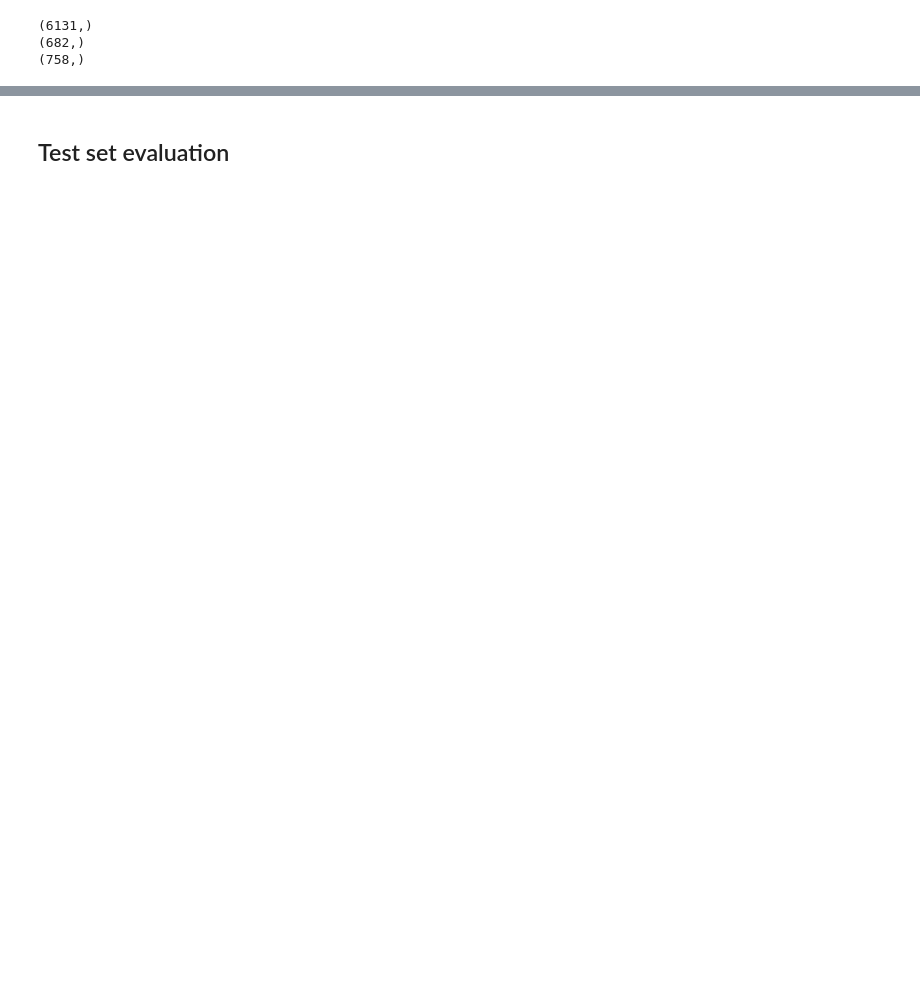
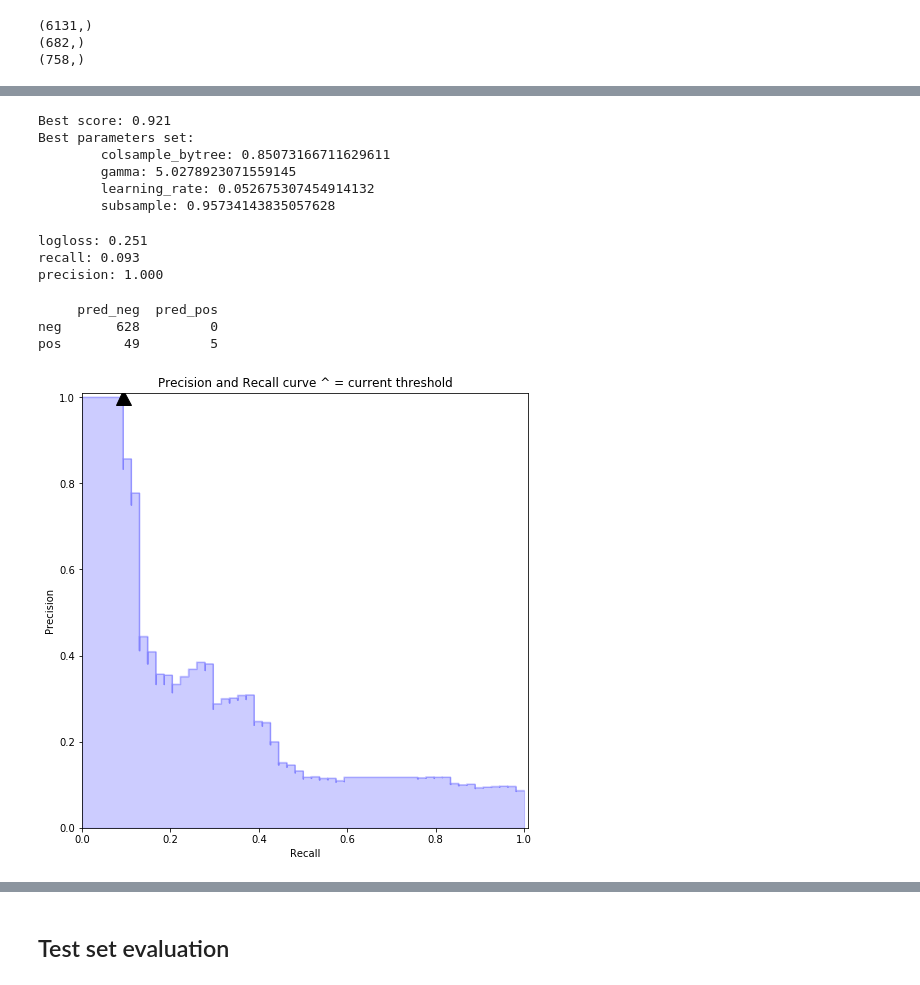
Before and after one commit to austinkeller/proteomics-nlp-exploration, a Jupyter notebook: notebook.ipynb, the cells around one changed output, grey strips where cells are left out. Cells and saved outputs as stored; diff of their text form; code cells hidden in the pictures; blank space fills up the shorter version.

Commit message:
add better xgboost optimization and precision recall analysis, plus final section on next steps

```diff
--- a/notebook.ipynb
+++ b/notebook.ipynb
@@ -833,0 +623,7 @@ Best parameters set:
+# %%
+def adjusted_classes(y_scores, t):
+    """
+    This function adjusts class predictions based on the prediction threshold (t).
+    Will only work for binary classification problems.
+    """
+    return [1 if y >= t else 0 for y in y_scores]
@@ -833,0 +977,68 @@ Best parameters set:
+# %%
+print("Best score: %0.3f" % model.best_score_)
+print("Best parameters set:")
+best_parameters = model.best_estimator_.get_params()
+for param_name in sorted(param_dist.keys()):
+    print("\t%s: %r" % (param_name, best_parameters[param_name]))
+# %% [output]
+Best score: 0.921
+Best parameters set:
+        colsample_bytree: 0.85073166711629611
+        gamma: 5.0278923071559145
+        learning_rate: 0.052675307454914132
+        subsample: 0.95734143835057628
+# %%
+predictions = model.predict_proba(xvalid_tfv)[:, 1]
+print ("logloss: %0.3f " % metrics.log_loss(yvalid, predictions))
+
+# Tune threshold to get better recall
+bin_predictions = adjusted_classes(predictions, t=0.35)
+print("recall: %0.3f " % metrics.recall_score(yvalid, bin_predictions))
+print("precision: %0.3f " % metrics.precision_score(yvalid, bin_predictions))
+# %% [output]
+logloss: 0.251
+recall: 0.093
+precision: 1.000
+# %%
+p, r, thresholds = metrics.precision_recall_curve(yvalid, predictions)
+# %%
+from inspect import signature
+
+def precision_recall_threshold(p, r, thresholds, y_scores, y_test, t=0.5):
+    """
+    plots the precision recall curve and shows the current value for each
+    by identifying the classifier's threshold (t).
+    """
+
+    # generate new class predictions based on the adjusted_classes
+    # function above and view the resulting confusion matrix.
+    y_pred_adj = adjusted_classes(y_scores, t)
+    print(pd.DataFrame(confusion_matrix(y_test, y_pred_adj),
+                       columns=['pred_neg', 'pred_pos'],
+                       index=['neg', 'pos']))
+
+    # plot the curve
+    plt.figure(figsize=(8,8))
+    plt.title("Precision and Recall curve ^ = current threshold")
+    step_kwargs = ({'step': 'post'}
+                   if 'step' in signature(plt.fill_between).parameters
+                   else {})
+    plt.step(r, p, color='b', alpha=0.2,
+             where='post')
+    plt.fill_between(r, p, alpha=0.2, color='b', **step_kwargs)
+    plt.ylim([0.0, 1.01]);
+    plt.xlim([0.0, 1.01]);
+    plt.xlabel('Recall');
+    plt.ylabel('Precision');
+
+    # plot the current threshold on the line
+    close_default_clf = np.argmin(np.abs(thresholds - t))
+    plt.plot(r[close_default_clf], p[close_default_clf], '^', c='k',
+            markersize=15)
+# %%
+precision_recall_threshold(p, r, thresholds, predictions, yvalid, t=0.35)
+# %% [output]
+     pred_neg  pred_pos
+neg       628         0
+pos        49         5
+[figure, added]
```
Also changed, not shown: parts of 75 cells of this notebook.
